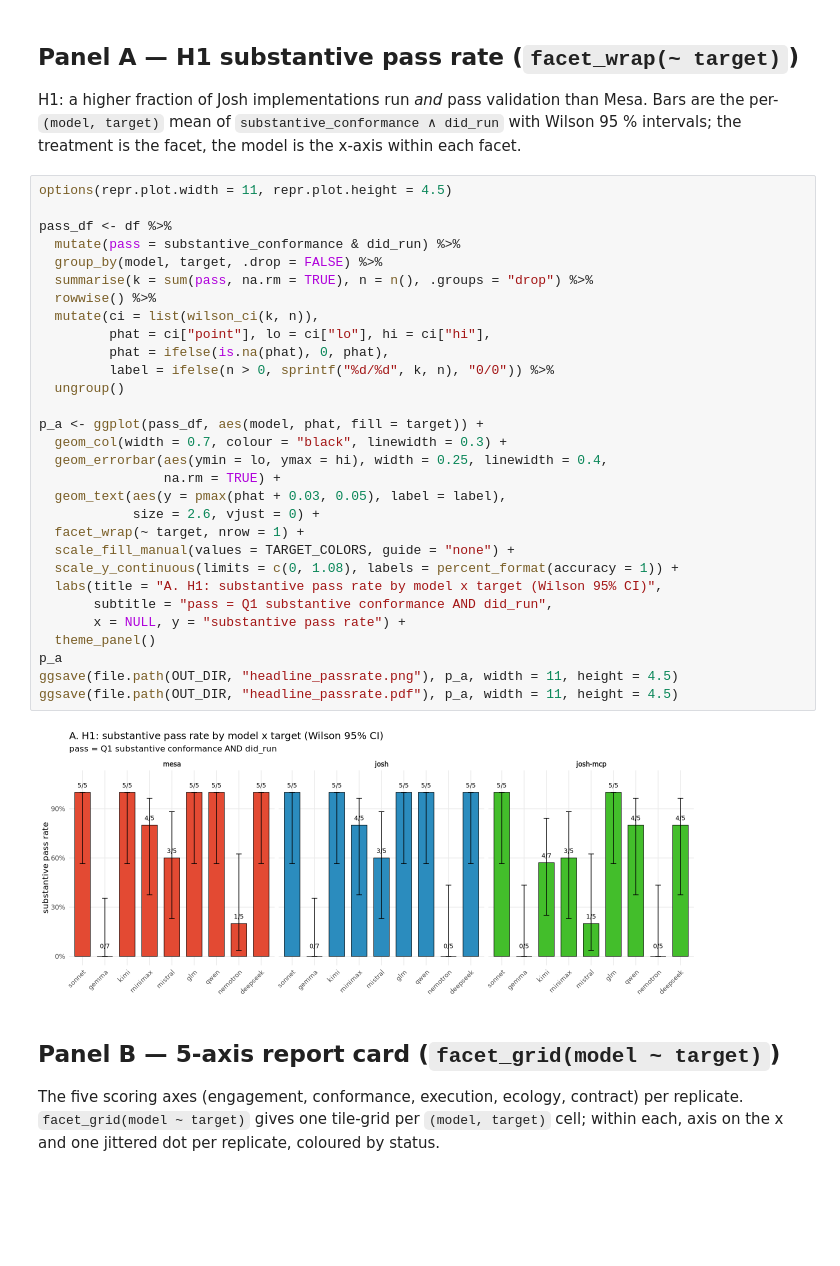
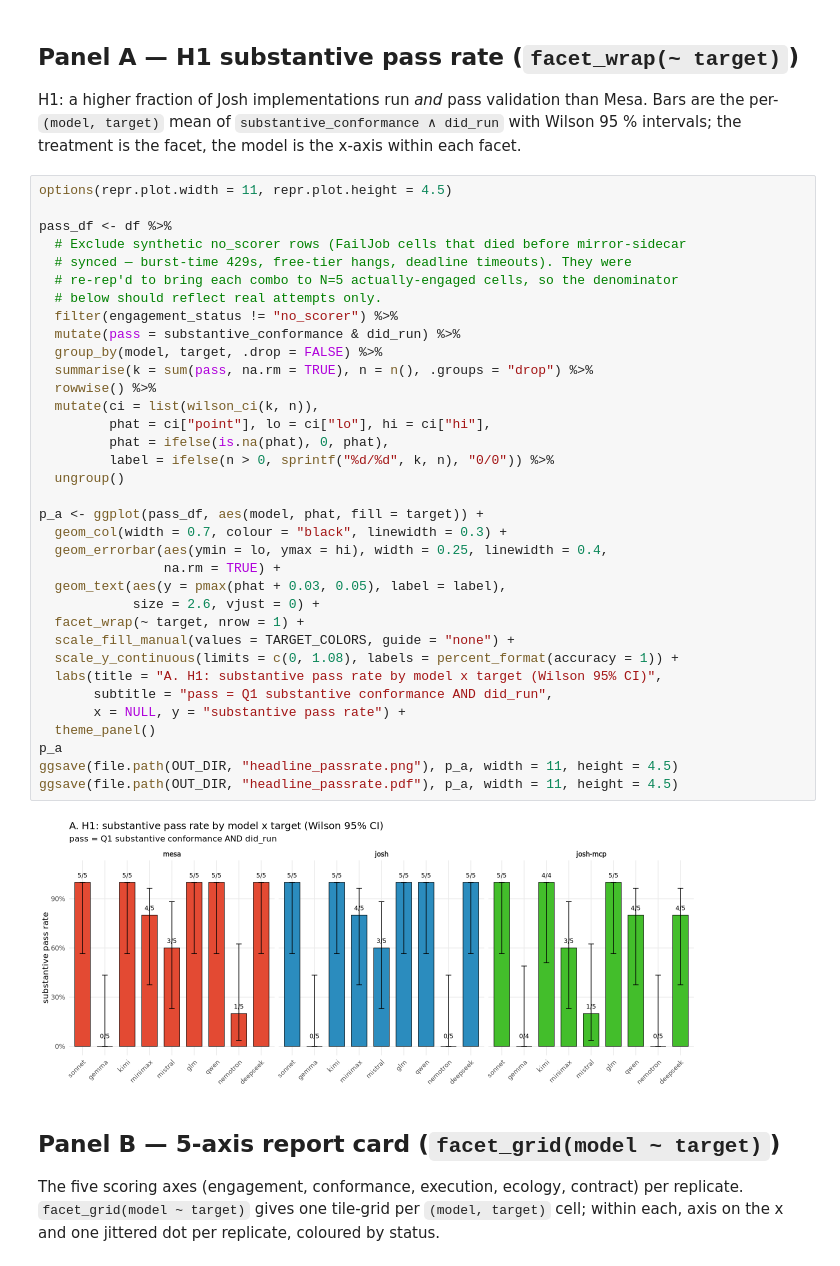
Before and after one commit to SchmidtDSE/josh-llm-experiment, a Jupyter notebook: analysis/headline_r.ipynb, the cells around one changed output. Cells and saved outputs as stored; diff of their text form; blank space fills up the shorter version.

```diff
--- a/analysis/headline_r.ipynb
+++ b/analysis/headline_r.ipynb
@@ -107,34 +109,39 @@ the facet, the model is the x-axis within each facet.
 options(repr.plot.width = 11, repr.plot.height = 4.5)
 
 pass_df <- df %>%
+  # Exclude synthetic no_scorer rows (FailJob cells that died before mirror-sidecar
+  # synced — burst-time 429s, free-tier hangs, deadline timeouts). They were
+  # re-rep'd to bring each combo to N=5 actually-engaged cells, so the denominator
+  # below should reflect real attempts only.
+  filter(engagement_status != "no_scorer") %>%
   mutate(pass = substantive_conformance & did_run) %>%
   group_by(model, target, .drop = FALSE) %>%
   summarise(k = sum(pass, na.rm = TRUE), n = n(), .groups = "drop") %>%
   rowwise() %>%
   mutate(ci = list(wilson_ci(k, n)),
          phat = ci["point"], lo = ci["lo"], hi = ci["hi"],
          phat = ifelse(is.na(phat), 0, phat),
          label = ifelse(n > 0, sprintf("%d/%d", k, n), "0/0")) %>%
   ungroup()
 
 p_a <- ggplot(pass_df, aes(model, phat, fill = target)) +
   geom_col(width = 0.7, colour = "black", linewidth = 0.3) +
   geom_errorbar(aes(ymin = lo, ymax = hi), width = 0.25, linewidth = 0.4,
                 na.rm = TRUE) +
   geom_text(aes(y = pmax(phat + 0.03, 0.05), label = label),
             size = 2.6, vjust = 0) +
   facet_wrap(~ target, nrow = 1) +
   scale_fill_manual(values = TARGET_COLORS, guide = "none") +
   scale_y_continuous(limits = c(0, 1.08), labels = percent_format(accuracy = 1)) +
   labs(title = "A. H1: substantive pass rate by model x target (Wilson 95% CI)",
        subtitle = "pass = Q1 substantive conformance AND did_run",
        x = NULL, y = "substantive pass rate") +
   theme_panel()
 p_a
 ggsave(file.path(OUT_DIR, "headline_passrate.png"), p_a, width = 11, height = 4.5)
 ggsave(file.path(OUT_DIR, "headline_passrate.pdf"), p_a, width = 11, height = 4.5)
 # %% [output]
-[figure, old version]
+[figure, new version]
 # %% [markdown]
 ## Panel B — 5-axis report card (`facet_grid(model ~ target)`)
 
```
Also changed, not shown: parts of 18 cells of this notebook.
